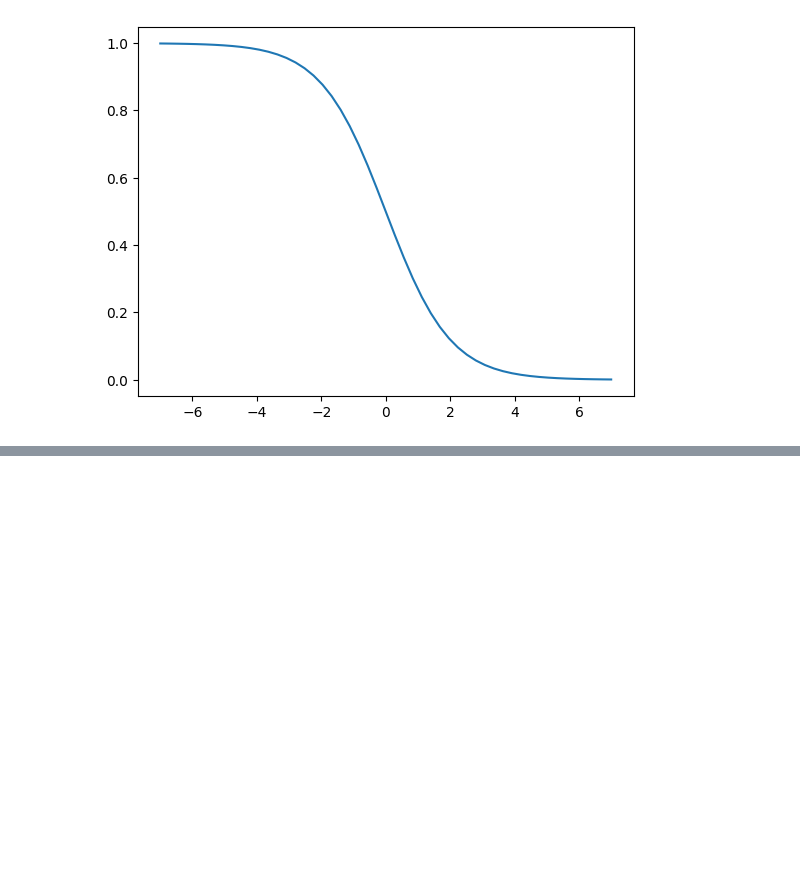
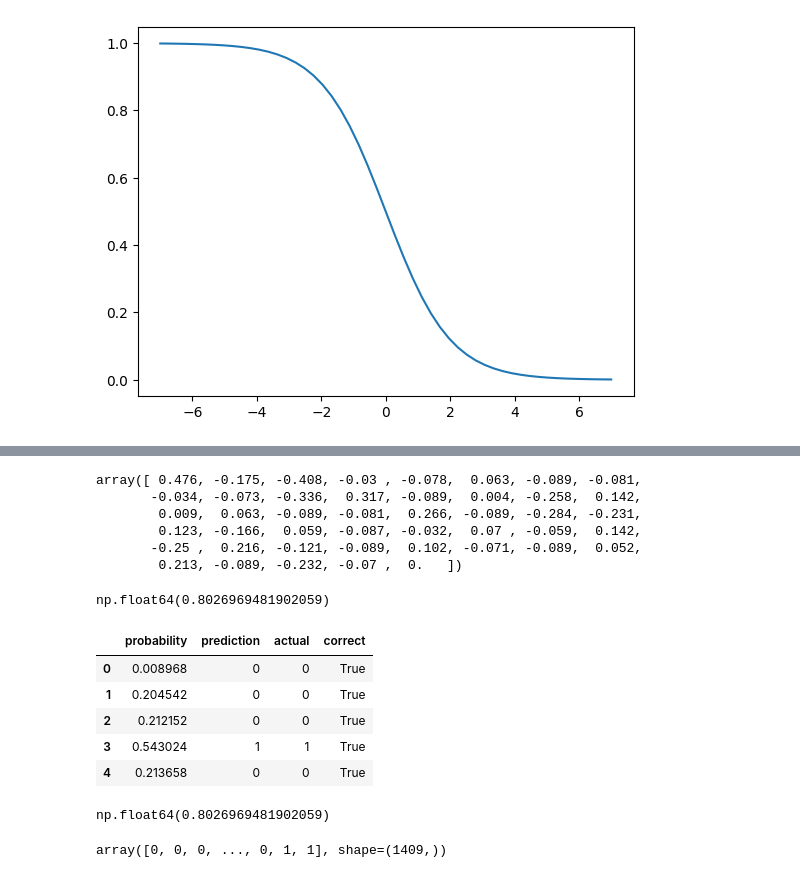
Before and after one commit to husnain572/Machine-Learning-Bootcamp, a Jupyter notebook: 03_classification/notebook.ipynb, the cells around one changed output, grey strips where cells are left out. Cells and saved outputs as stored; diff of their text form; code cells hidden in the pictures; blank space fills up the shorter version.

```diff
--- a/03_classification/notebook.ipynb
+++ b/03_classification/notebook.ipynb
@@ -448,0 +454,4 @@ def logistic_regression(xi):
+# %%
+from sklearn.linear_model import LogisticRegression
+model=LogisticRegression(solver='lbfgs')
+model.fit(X_train,y_train)
@@ -448,0 +472,40 @@ def logistic_regression(xi):
+# %%
+model.coef_[0].round(3)
+# %% [output]
+array([ 0.476, -0.175, -0.408, -0.03 , -0.078,  0.063, -0.089, -0.081,
+       -0.034, -0.073, -0.336,  0.317, -0.089,  0.004, -0.258,  0.142,
+        0.009,  0.063, -0.089, -0.081,  0.266, -0.089, -0.284, -0.231,
+        0.123, -0.166,  0.059, -0.087, -0.032,  0.07 , -0.059,  0.142,
+       -0.25 ,  0.216, -0.121, -0.089,  0.102, -0.071, -0.089,  0.052,
+        0.213, -0.089, -0.232, -0.07 ,  0.   ])
+# %%
+y_pred=model.predict_proba(X_val)[:,1]
+# %%
+churn_decision=(y_pred>=0.5)
+# %%
+(y_val==churn_decision).mean()
+# %% [output]
+np.float64(0.8026969481902059)
+# %%
+df_pred=pd.DataFrame()
+df_pred['probability']=y_pred
+df_pred['prediction']=churn_decision.astype('int')
+df_pred['actual']=y_val
+df_pred['correct']=df_pred.prediction==df_pred.actual
+# %%
+df_pred.head()
+# %% [output]
+|  | probability | prediction | actual | correct |
+| 0 | 0.008968 | 0 | 0 | True |
+| 1 | 0.204542 | 0 | 0 | True |
+| 2 | 0.212152 | 0 | 0 | True |
+| 3 | 0.543024 | 1 | 1 | True |
+| 4 | 0.213658 | 0 | 0 | True |
+# %%
+df_pred.correct.mean()
+# %% [output]
+np.float64(0.8026969481902059)
+# %%
+churn_decision.astype(int)
+# %% [output]
+array([0, 0, 0, ..., 0, 1, 1], shape=(1409,))
```
Also changed, not shown: parts of 32 cells of this notebook.
